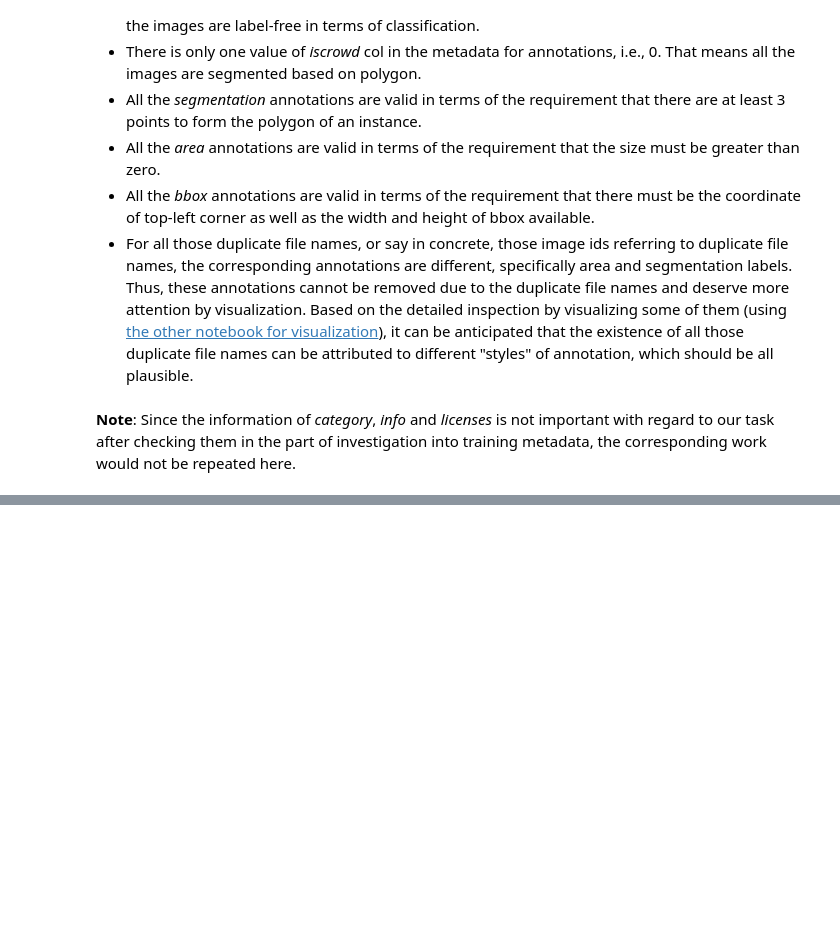
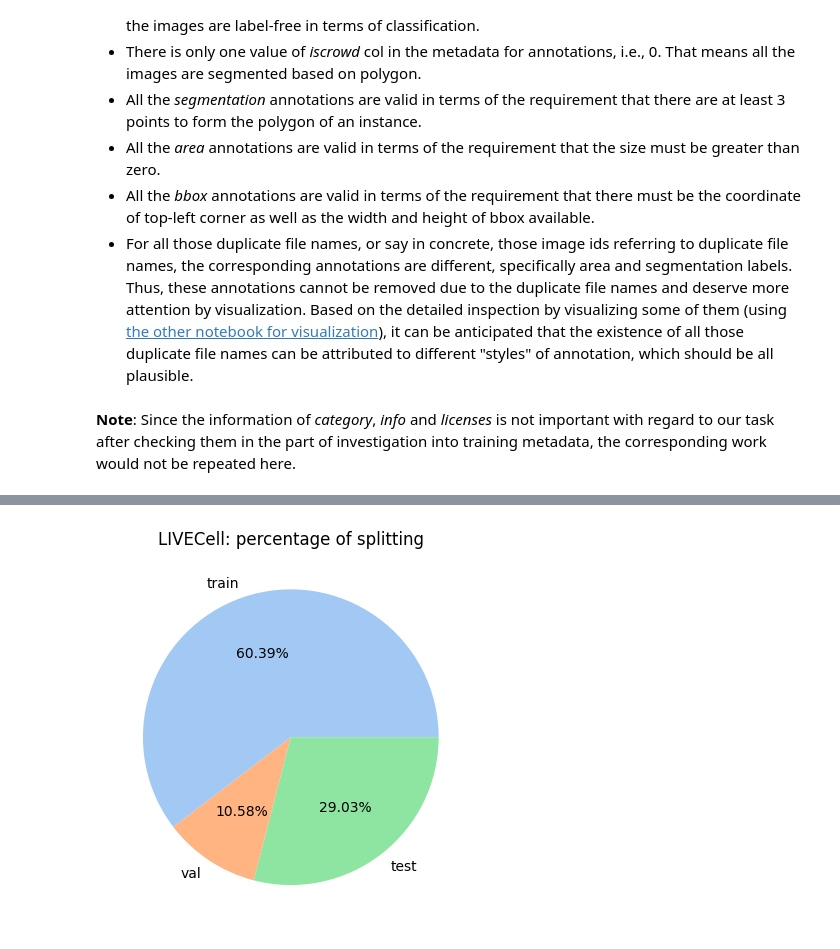
Before and after one commit to lenardxu/rkx_cell_is, a Jupyter notebook: analytics/data_exploration_LIVECell.ipynb, the cells around one changed output, grey strips where cells are left out. Saved outputs shown, nothing was run; the diff lists cells and outputs as text; code cells hidden in the pictures; blank space fills up the shorter version.

```diff
--- a/analytics/data_exploration_LIVECell.ipynb
+++ b/analytics/data_exploration_LIVECell.ipynb
@@ -851,0 +945,6 @@ histogram above
+# %%
+# display the statistics of LIVECell dataset splitting in pie chart
+
+display_statistics_of_ds_pie(len_img_ids_tuple, save=project_dir)
+# %% [output]
+[figure, added]
```
Also changed, not shown: parts of 7 cells of this notebook, 1 other file.
